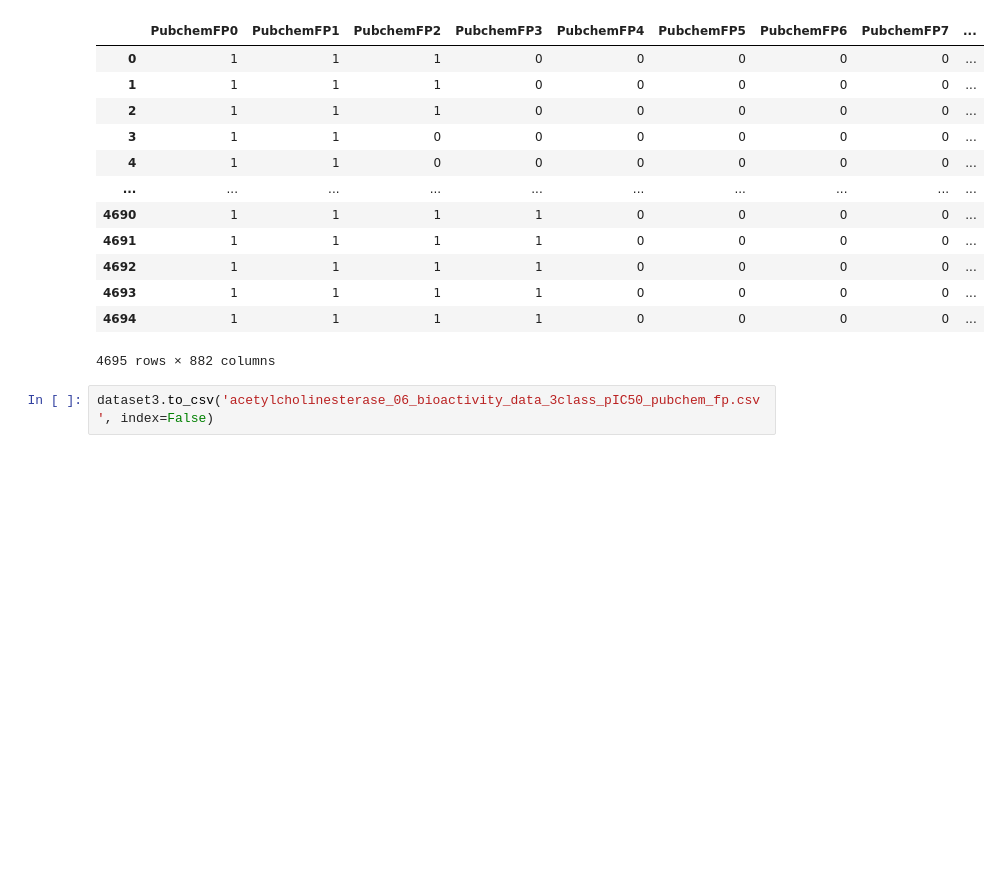
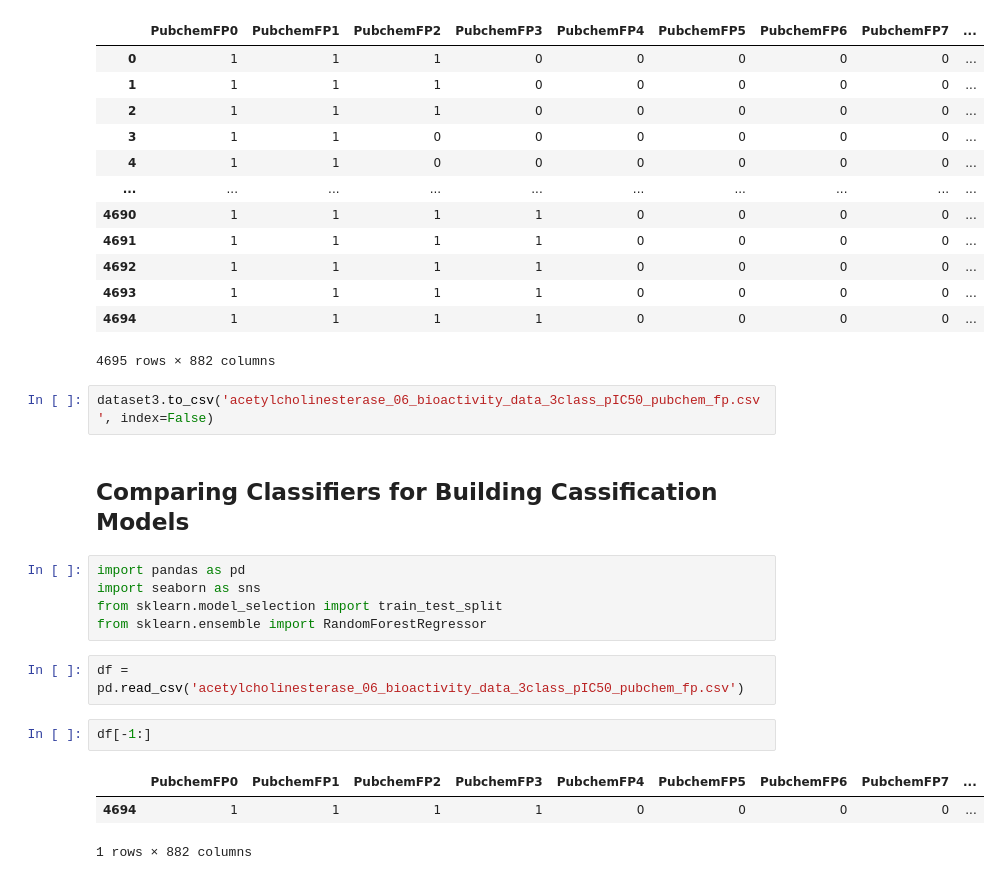
Before and after one commit to ethancavazos/bioinformatics, a Jupyter notebook: ML_DrugDiscovery_Part1.ipynb, the cells around one changed output. Saved outputs shown, nothing was run; the diff lists cells and outputs as text; blank space fills up the shorter version.

Commit message:
building regression model

```diff
--- a/ML_DrugDiscovery_Part1.ipynb
+++ b/ML_DrugDiscovery_Part1.ipynb
@@ -900,3 +919,18 @@ dataset3
 4695 rows × 882 columns
 # %%
 dataset3.to_csv('acetylcholinesterase_06_bioactivity_data_3class_pIC50_pubchem_fp.csv', index=False)
+# %% [markdown]
+## Comparing Classifiers for Building Cassification Models
+# %%
+import pandas as pd
+import seaborn as sns
+from sklearn.model_selection import train_test_split
+from sklearn.ensemble import RandomForestRegressor
+# %%
+df = pd.read_csv('acetylcholinesterase_06_bioactivity_data_3class_pIC50_pubchem_fp.csv')
+# %%
+df[-1:]
+# %% [output]
+|  | PubchemFP0 | PubchemFP1 | PubchemFP2 | PubchemFP3 | PubchemFP4 | PubchemFP5 | PubchemFP6 | PubchemFP7 | ... |
+| 4694 | 1 | 1 | 1 | 1 | 0 | 0 | 0 | 0 | ... |
+1 rows × 882 columns
```
Also changed, not shown: parts of 19 cells of this notebook.
